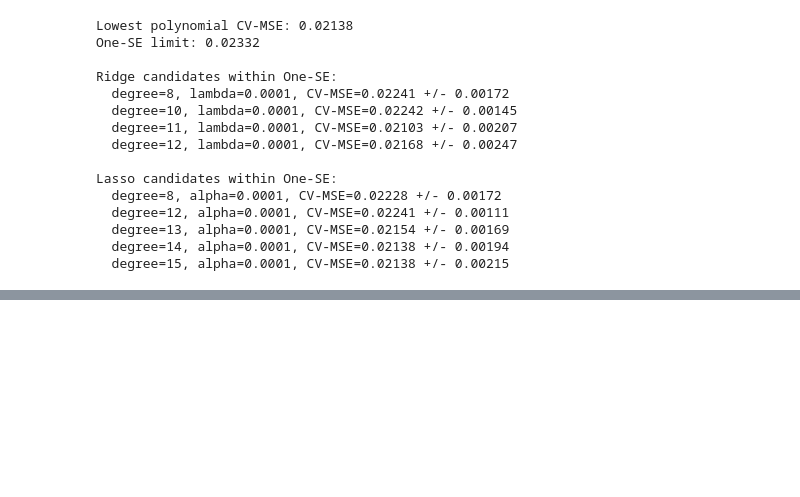
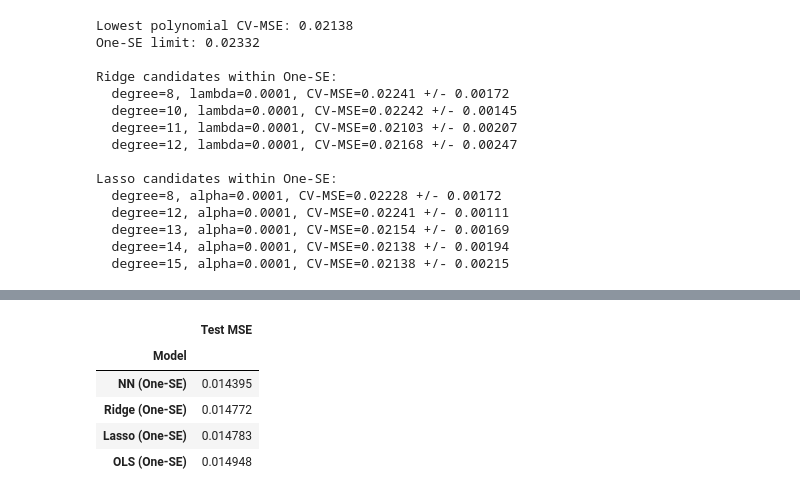
Before and after one commit to Timholmen96/FYS-STK4155, a Jupyter notebook: Prosjekt2/Prosjekt-Kode/Project2_Regressor_Init.ipynb, the cells around one changed output, grey strips where cells are left out. Cells and saved outputs as stored; diff of their text form; code cells hidden in the pictures; blank space fills up the shorter version.

Commit message:
Test set Successfull

```diff
--- a/Prosjekt2/Prosjekt-Kode/Project2_Regressor_Init.ipynb
+++ b/Prosjekt2/Prosjekt-Kode/Project2_Regressor_Init.ipynb
@@ -1050,0 +1049,85 @@ Her må jeg plundre en del, for jeg må finne den beste modellen fra Search for
+# %%
+# --- NN: raskeste kandidat innenfor NN-søkets One-SE-grense ---
+nn_results = search3.cv_results_
+nn_mse = -nn_results["mean_test_score"]
+nn_se = nn_results["std_test_score"] / np.sqrt(search3.n_splits_)
+nn_threshold = nn_mse[search3.best_index_] + nn_se[search3.best_index_]
+
+nn_eligible = np.flatnonzero(nn_mse <= nn_threshold)
+nn_index = min(
+    nn_eligible,
+    key=lambda i: (nn_results["mean_fit_time"][i], nn_mse[i]),
+)
+nn_params = nn_results["params"][nn_index]
+
+
+# --- Ridge og Lasso: laveste grad innenfor felles One-SE-grense ---
+poly_reference = min((ridge, lasso), key=lambda model: -model.best_score_)
+poly_best_index = poly_reference.best_index_
+poly_best_mse = -poly_reference.best_score_
+poly_best_se = (
+    poly_reference.cv_results_["std_test_score"][poly_best_index]
+    / np.sqrt(poly_reference.n_splits_ - 1)
+)
+poly_threshold = poly_best_mse + poly_best_se
+
+
+def select_lowest_degree(search, alpha_key):
+    results = search.cv_results_
+    mse = -results["mean_test_score"]
+
+    eligible = [
+        i
+        for i, params in enumerate(results["params"])
+        if params[alpha_key] > 0 and mse[i] <= poly_threshold
+    ]
+
+    if not eligible:
+        raise ValueError(
+            f"Ingen kandidater for {alpha_key} er innenfor One-SE-grensen."
+        )
+
+    # Velg lavest grad; ved lik grad, velg lavest CV-MSE.
+    return min(
+        eligible,
+        key=lambda i: (
+            results["params"][i]["polynomialfeatures__degree"],
+            mse[i],
+        ),
+    )
+
+
+ridge_index = select_lowest_degree(ridge, "ridge__alpha")
+lasso_index = select_lowest_degree(lasso, "lasso__alpha")
+
+ridge_params = ridge.cv_results_["params"][ridge_index]
+lasso_params = lasso.cv_results_["params"][lasso_index]
+
+
+# --- Tren valgte modeller på hele treningsdatasettet ---
+nn_one_se = clone(search3.estimator).set_params(**nn_params).fit(X, Y)
+ridge_one_se = clone(ridge.estimator).set_params(**ridge_params).fit(X, Y)
+lasso_one_se = clone(lasso.estimator).set_params(**lasso_params).fit(X, Y)
+
+
+# --- Evaluer hver modell én gang på det separate testsettet ---
+test_models = {
+    "NN (One-SE)": nn_one_se,          # selected from search3
+    "Ridge (One-SE)": ridge_one_se,    # selected and fitted earlier
+    "Lasso (One-SE)": lasso_one_se,    # selected and fitted earlier
+    "OLS (One-SE)": OLS_SE,            # already fitted
+}
+
+test_results = pd.DataFrame([
+    {
+        "Model": name,
+        "Test MSE": evaluate_mse(model, X_test, y_test),
+    }
+    for name, model in test_models.items()
+]).set_index("Model")
+
+print("NN One-SE parameters:", nn_params)
+print("Ridge One-SE parameters:", ridge_params)
+print("Lasso One-SE parameters:", lasso_params)
+display(test_results[["Test MSE"]])
+# %% [output]
@@ -1050,0 +1137,6 @@ Her må jeg plundre en del, for jeg må finne den beste modellen fra Search for
+|  | Test MSE |
+| Model |  |
+| NN (One-SE) | 0.014395 |
+| Ridge (One-SE) | 0.014772 |
+| Lasso (One-SE) | 0.014783 |
+| OLS (One-SE) | 0.014948 |
```
Also changed, not shown: parts of 3 cells of this notebook.
